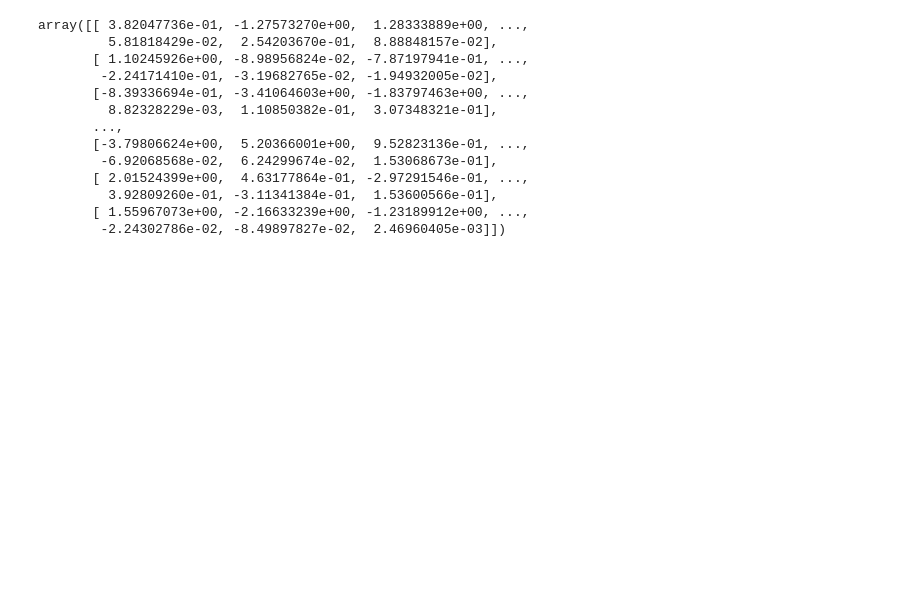
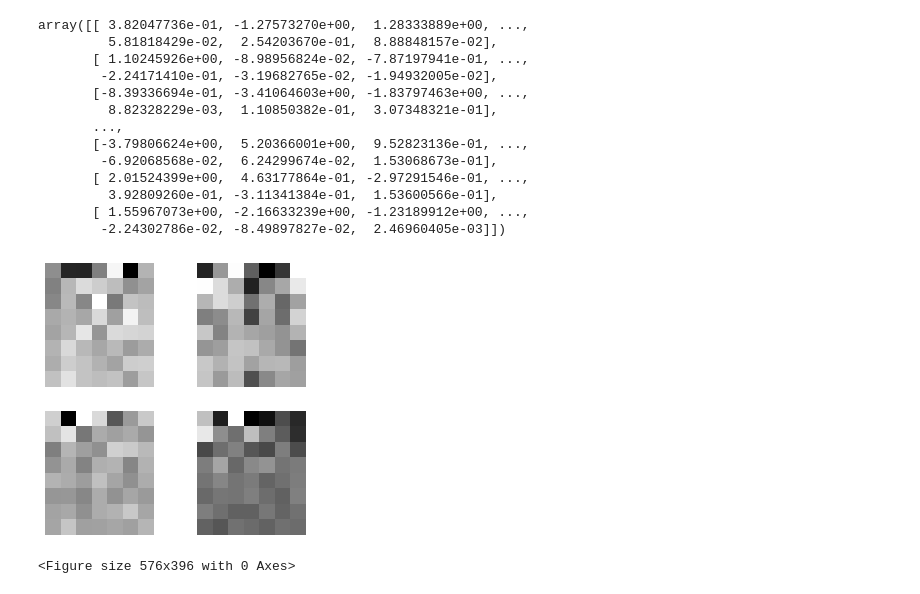
Before and after one commit to brunoprp/machine_learning, a Jupyter notebook: Notebooks/PCA_IMAGE.ipynb, the cells around one changed output. Cells and saved outputs as stored; diff of their text form; code cells hidden in the pictures; blank space fills up the shorter version.

```diff
--- a/Notebooks/PCA_IMAGE.ipynb
+++ b/Notebooks/PCA_IMAGE.ipynb
@@ -401,3 +426,17 @@ array([[ 3.82047736e-01, -1.27573270e+00,  1.28333889e+00, ...,
          3.92809260e-01, -3.11341384e-01,  1.53600566e-01],
        [ 1.55967073e+00, -2.16633239e+00, -1.23189912e+00, ...,
         -2.24302786e-02, -8.49897827e-02,  2.46960405e-03]])
+# %%
+plt.figure(figsize=(5,5))
+for i in range(4):
+    plt.subplot(2,2,i+1)
+    plt.xticks([])
+    plt.yticks([])
+    plt.grid(True)
+    img = np.reshape(pca_2[i], (8, 7))
+    plt.imshow(img, cmap=plt.cm.binary)
+plt.show()
+#plt.savefig("imaga_8x7.png", bbox_inches='tight')
+# %% [output]
+[figure, added]
+<Figure size 576x396 with 0 Axes>
```
Also changed, not shown: parts of 18 cells of this notebook, 5 other files.
